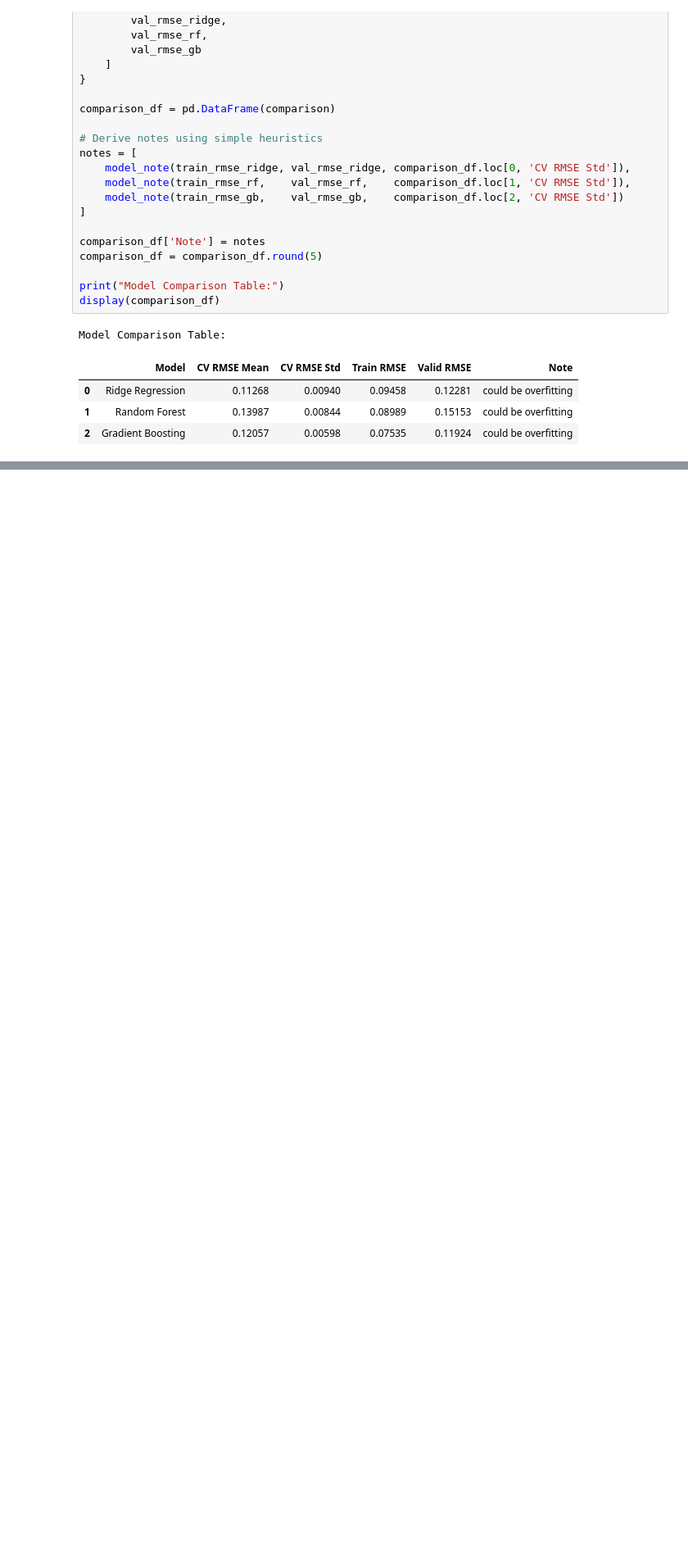
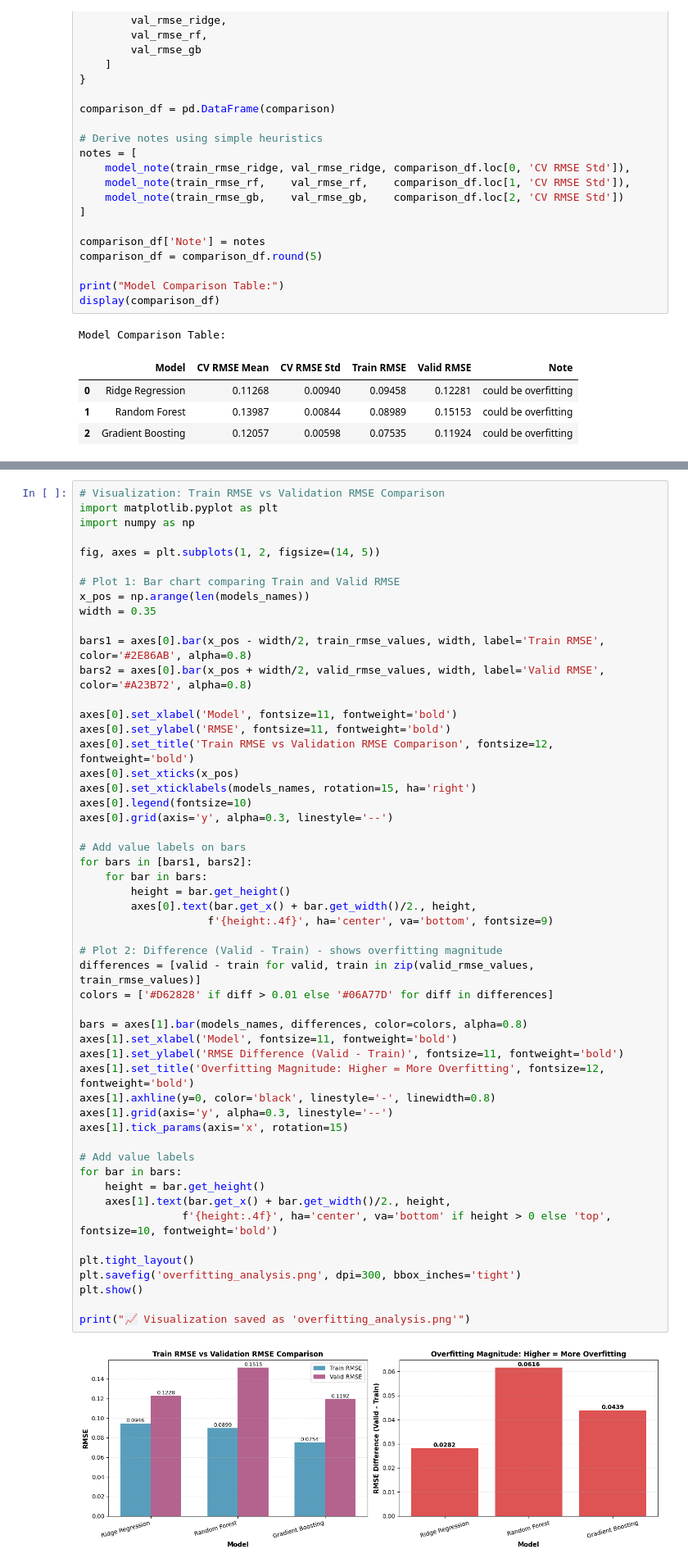
Before and after one commit to AbdullahMart/AI_Engineering_Week_3, a Jupyter notebook: Week3_HousePrices_Team1.ipynb, the cells around one changed output, grey strips where cells are left out. Shown at 82% size. Drawn from its saved outputs; the diff is of its cells as text; blank space fills up the shorter version.

```diff
--- a/Week3_HousePrices_Team1.ipynb
+++ b/Week3_HousePrices_Team1.ipynb
@@ -1319,0 +1423,54 @@ Model Comparison Table:
+# %%
+# Visualization: Train RMSE vs Validation RMSE Comparison
+import matplotlib.pyplot as plt
+import numpy as np
+
+fig, axes = plt.subplots(1, 2, figsize=(14, 5))
+
+# Plot 1: Bar chart comparing Train and Valid RMSE
+x_pos = np.arange(len(models_names))
+width = 0.35
+
+bars1 = axes[0].bar(x_pos - width/2, train_rmse_values, width, label='Train RMSE', color='#2E86AB', alpha=0.8)
+bars2 = axes[0].bar(x_pos + width/2, valid_rmse_values, width, label='Valid RMSE', color='#A23B72', alpha=0.8)
+
+axes[0].set_xlabel('Model', fontsize=11, fontweight='bold')
+axes[0].set_ylabel('RMSE', fontsize=11, fontweight='bold')
+axes[0].set_title('Train RMSE vs Validation RMSE Comparison', fontsize=12, fontweight='bold')
+axes[0].set_xticks(x_pos)
+axes[0].set_xticklabels(models_names, rotation=15, ha='right')
+axes[0].legend(fontsize=10)
+axes[0].grid(axis='y', alpha=0.3, linestyle='--')
+
+# Add value labels on bars
+for bars in [bars1, bars2]:
+    for bar in bars:
+        height = bar.get_height()
+        axes[0].text(bar.get_x() + bar.get_width()/2., height,
+                    f'{height:.4f}', ha='center', va='bottom', fontsize=9)
+
+# Plot 2: Difference (Valid - Train) - shows overfitting magnitude
+differences = [valid - train for valid, train in zip(valid_rmse_values, train_rmse_values)]
+colors = ['#D62828' if diff > 0.01 else '#06A77D' for diff in differences]
+
+bars = axes[1].bar(models_names, differences, color=colors, alpha=0.8)
+axes[1].set_xlabel('Model', fontsize=11, fontweight='bold')
+axes[1].set_ylabel('RMSE Difference (Valid - Train)', fontsize=11, fontweight='bold')
+axes[1].set_title('Overfitting Magnitude: Higher = More Overfitting', fontsize=12, fontweight='bold')
+axes[1].axhline(y=0, color='black', linestyle='-', linewidth=0.8)
+axes[1].grid(axis='y', alpha=0.3, linestyle='--')
+axes[1].tick_params(axis='x', rotation=15)
+
+# Add value labels
+for bar in bars:
+    height = bar.get_height()
+    axes[1].text(bar.get_x() + bar.get_width()/2., height,
+                f'{height:.4f}', ha='center', va='bottom' if height > 0 else 'top', fontsize=10, fontweight='bold')
+
+plt.tight_layout()
+plt.savefig('overfitting_analysis.png', dpi=300, bbox_inches='tight')
+plt.show()
+
+print("📈 Visualization saved as 'overfitting_analysis.png'")
+# %% [output]
+[figure, added]
```
Also changed, not shown: parts of 19 cells of this notebook, 6 other files.
